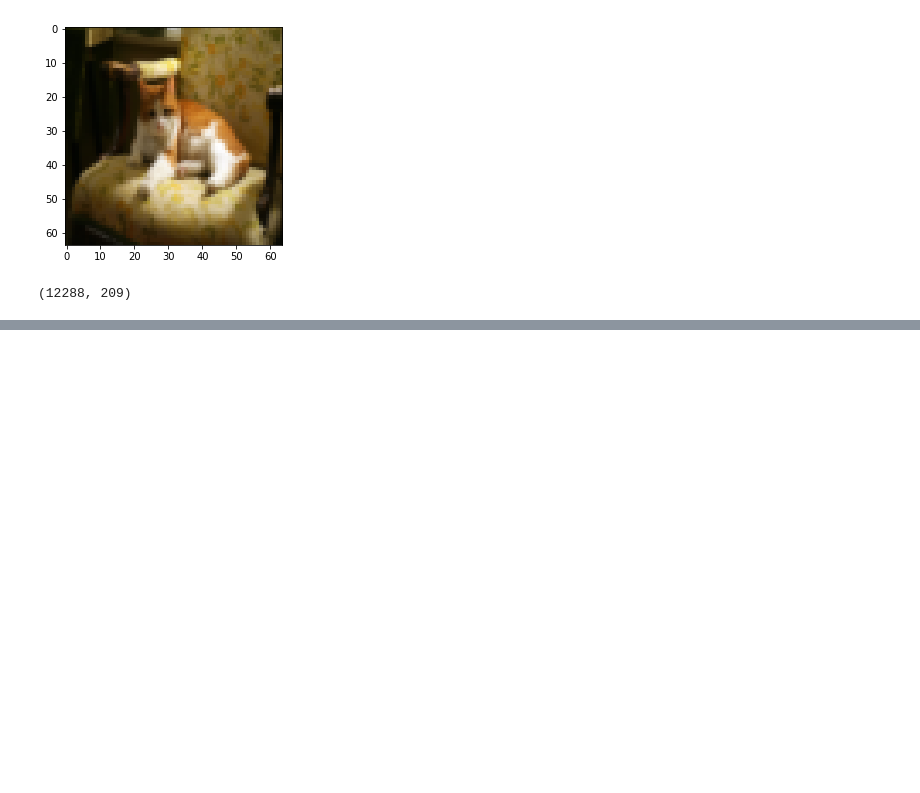
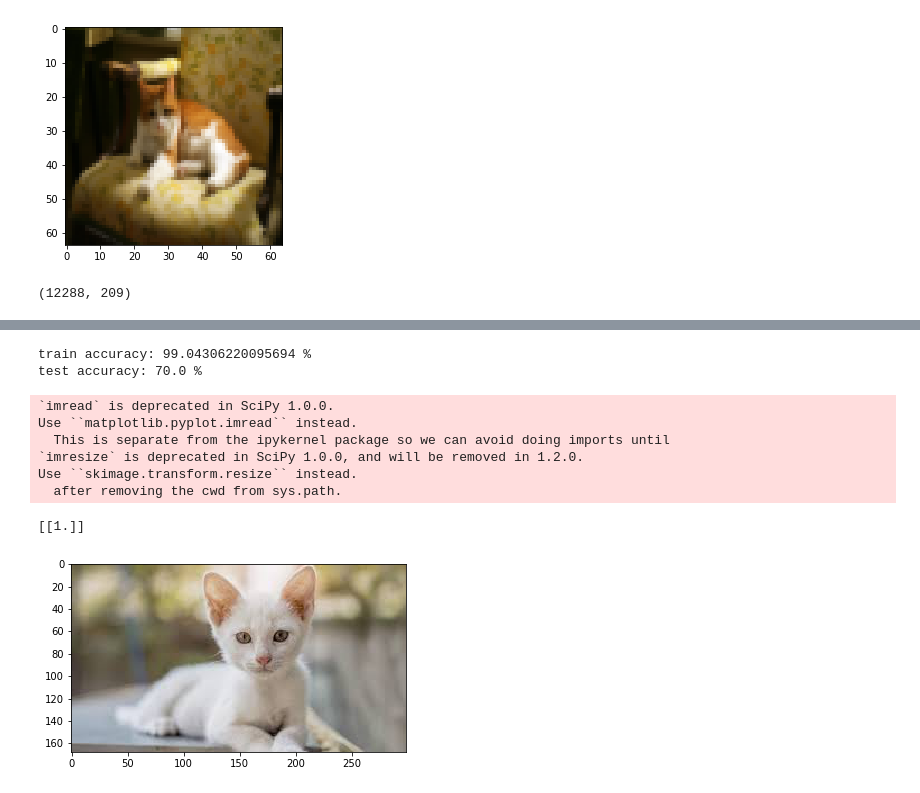
Before and after one commit to Hearaman/RecognizeCat, a Jupyter notebook: predict.ipynb, the cells around one changed output, grey strips where cells are left out. Drawn from its saved outputs; the diff is of its cells as text; code cells hidden in the pictures; blank space fills up the shorter version.

Commit message:
Complete working example

```diff
--- a/predict.ipynb
+++ b/predict.ipynb
@@ -14,6 +16,10 @@ plt.imshow(train_set_x_orig[7])
 <matplotlib.image.AxesImage at 0x...>
 [figure]
 # %%
+m_train=train_set_x_orig.shape[0]
+m_test=test_set_x_orig[0]
+num_px=train_set_x_orig.shape[1]
+
 #===> Reshape Training and Test sets
 train_set_x_flatten = train_set_x_orig.reshape(train_set_x_orig.shape[0],-1).T
 test_set_x_flatten = test_set_x_orig.reshape(test_set_x_orig.shape[0],-1).T
@@ -70,0 +113,52 @@ grads, cost = propagate(w, b, X, Y)
+# %%
+def model(X_train, Y_train, X_test, Y_test, num_iterations = 2000, learning_rate = 0.5):
+    w,b=initWeights(X_train.shape[0])
+
+    # Gradient descent (≈ 1 line of code)
+    parameters, grads, costs = optimize(w, b, X_train, Y_train, num_iterations, learning_rate)
+
+    # Retrieve parameters w and b from dictionary "parameters"
+    w = parameters["w"]
+    b = parameters["b"]
+
+    # Predict test/train set examples (≈ 2 lines of code)
+    Y_prediction_test = predict(w, b, X_test)
+    Y_prediction_train = predict(w, b, X_train)
+
+    print("train accuracy: {} %".format(100-np.mean(np.abs(Y_prediction_train-Y_train))*100))
+    print("test accuracy: {} %".format(100-np.mean(np.abs(Y_prediction_test-Y_test))*100))
+
+    d = {"costs": costs,
+         "Y_prediction_test": Y_prediction_test,
+         "Y_prediction_train" : Y_prediction_train,
+         "w" : w,
+         "b" : b,
+         "learning_rate" : learning_rate,
+         "num_iterations": num_iterations}
+
+    return d
+# %%
+#train_set_x_orig, train_set_y_orig, test_set_x_orig, test_set_y_orig, classes=load_dataset()
+d = model(train_set_x, train_set_y_orig, test_set_x, test_set_y_orig, num_iterations = 2000, learning_rate = 0.005)
+# %% [output]
+train accuracy: 99.04306220095694 %
+test accuracy: 70.0 %
+# %%
+my_image='cat3.jpg'
+path='images/'+my_image
+image=np.array(ndimage.imread(path,flatten=False))
+my_image=scipy.misc.imresize(image,size=(num_px,num_px)).reshape((1,num_px*num_px*3)).T
+my_predict=predict(d['w'],d['b'],my_image)
+
+plt.imshow(image)
+
+print(my_predict)
+# %% [output]
+`imread` is deprecated in SciPy 1.0.0.
+Use ``matplotlib.pyplot.imread`` instead.
+  This is separate from the ipykernel package so we can avoid doing imports until
+`imresize` is deprecated in SciPy 1.0.0, and will be removed in 1.2.0.
+Use ``skimage.transform.resize`` instead.
+  after removing the cwd from sys.path.
+[[1.]]
+[figure, added]
```
Also changed, not shown: parts of 4 cells of this notebook, 3 other files.
